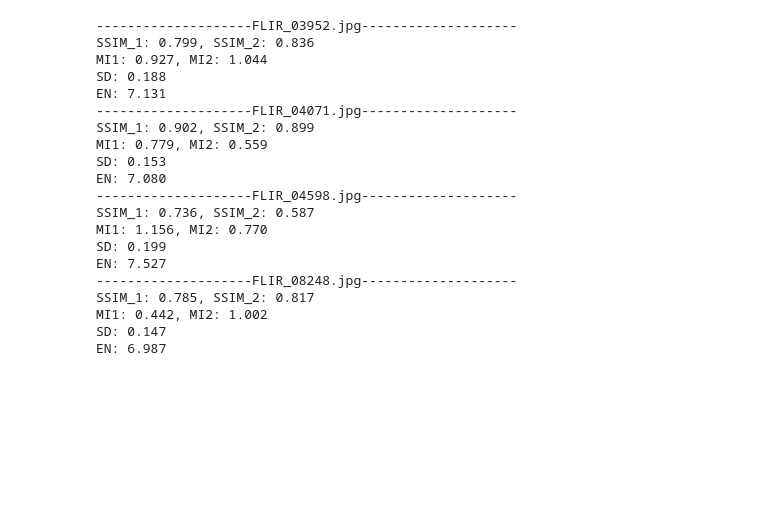
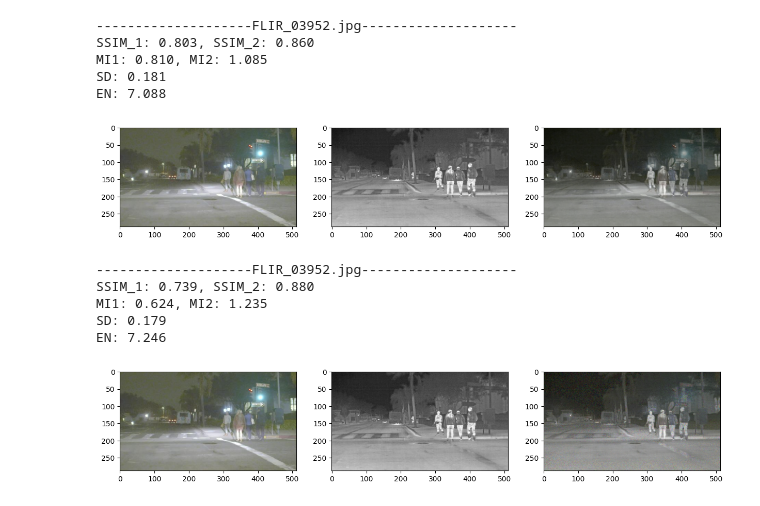
Before and after one commit to imifans/D3FM, a Jupyter notebook: evaluate.ipynb, the cells around one changed output. Cells and saved outputs as stored; diff of their text form; code cells hidden in the pictures; blank space fills up the shorter version.

```diff
--- a/evaluate.ipynb
+++ b/evaluate.ipynb
@@ -29,26 +31,22 @@ EN: 6.987
 # %%
-vi_img_folder = "/home/2021/hexin/XJ2/D3FM/input/vi"
-ir_img_folder = "/home/2021/hexin/XJ2/D3FM/input/ir"
-f_img_folder = "/home/2021/hexin/XJ2/D3FM/output2/recon"
-evaluate_imgs(f_img_folder,vi_img_folder,ir_img_folder,"RGB")
+f_img_folder = "/home/2021/hexin/XJ2/D3FM/output2/d3fm_inorder/recon"
+evaluate_imgs_by_name(f_img_folder,vi_img_folder,ir_img_folder,"RGB",img_name)
+#evaluate_imgs(f_img_folder,vi_img_folder,ir_img_folder,"RGB")
 # %% [output]
 --------------------FLIR_03952.jpg--------------------
-SSIM_1: 0.799, SSIM_2: 0.836
-MI1: 0.927, MI2: 1.044
-SD: 0.188
-EN: 7.131
---------------------FLIR_04071.jpg--------------------
-SSIM_1: 0.902, SSIM_2: 0.899
-MI1: 0.779, MI2: 0.559
-SD: 0.153
-EN: 7.080
---------------------FLIR_04598.jpg--------------------
-SSIM_1: 0.736, SSIM_2: 0.587
-MI1: 1.156, MI2: 0.770
-SD: 0.199
-EN: 7.527
---------------------FLIR_08248.jpg--------------------
-SSIM_1: 0.785, SSIM_2: 0.817
-MI1: 0.442, MI2: 1.002
-SD: 0.147
-EN: 6.987
+SSIM_1: 0.803, SSIM_2: 0.860
+MI1: 0.810, MI2: 1.085
+SD: 0.181
+EN: 7.088
+[figure, added]
+# %%
+f_img_folder = "/home/2021/hexin/XJ2/D3FM/output2/d3fm_x0/recon"
+evaluate_imgs_by_name(f_img_folder,vi_img_folder,ir_img_folder,"RGB",img_name)
+#evaluate_imgs(f_img_folder,vi_img_folder,ir_img_folder,"RGB")
+# %% [output]
+--------------------FLIR_03952.jpg--------------------
+SSIM_1: 0.739, SSIM_2: 0.880
+MI1: 0.624, MI2: 1.235
+SD: 0.179
+EN: 7.246
+[figure, added]
```
Also changed, not shown: parts of 4 cells of this notebook, 8 other files.
